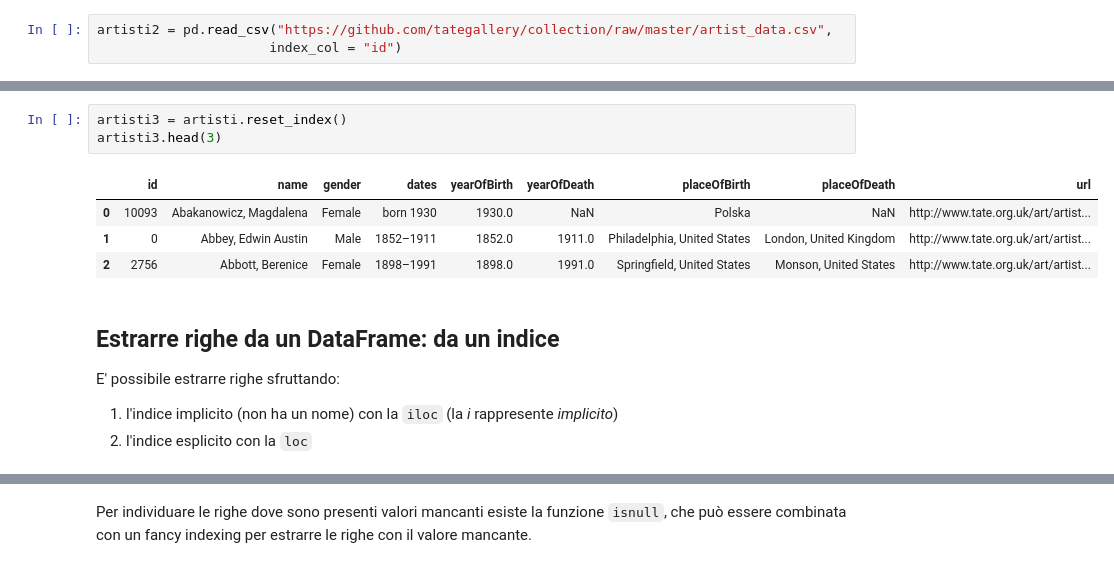
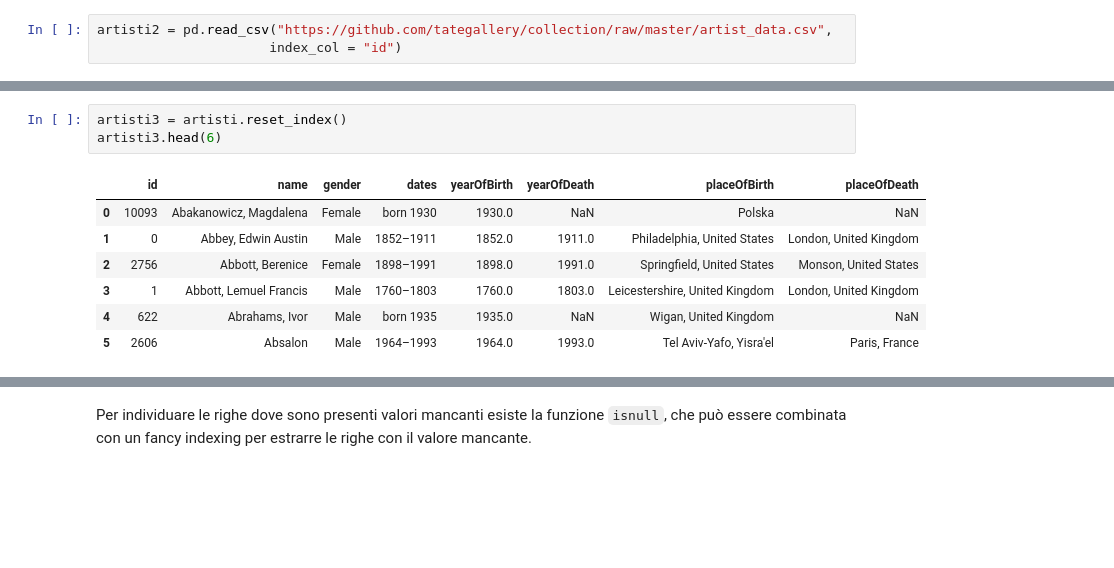
Before and after one commit to alfabetizzazione/python-alfabetizzazione-docenti, a Jupyter notebook: 09 dataframe e series.ipynb, the cells around one changed output, grey strips where cells are left out. Drawn from its saved outputs; the diff is of its cells as text; blank space fills up the shorter version.

```diff
--- a/09 dataframe e series.ipynb
+++ b/09 dataframe e series.ipynb
@@ -198,14 +347,11 @@ Se si vuole trasformare l'indice in una colonna, creando un nuovo indice implici
 # %%
 artisti3 = artisti.reset_index()
-artisti3.head(3)
+artisti3.head(6)
 # %% [output]
-|  | id | name | gender | dates | yearOfBirth | yearOfDeath | placeOfBirth | placeOfDeath | url |
-| 0 | 10093 | Abakanowicz, Magdalena | Female | born 1930 | 1930.0 | NaN | Polska | NaN | http://www.tate.org.uk/art/artist... |
-| 1 | 0 | Abbey, Edwin Austin | Male | 1852–1911 | 1852.0 | 1911.0 | Philadelphia, United States | London, United Kingdom | http://www.tate.org.uk/art/artist... |
-| 2 | 2756 | Abbott, Berenice | Female | 1898–1991 | 1898.0 | 1991.0 | Springfield, United States | Monson, United States | http://www.tate.org.uk/art/artist... |
+|  | id | name | gender | dates | yearOfBirth | yearOfDeath | placeOfBirth | placeOfDeath |
+| 0 | 10093 | Abakanowicz, Magdalena | Female | born 1930 | 1930.0 | NaN | Polska | NaN |
+| 1 | 0 | Abbey, Edwin Austin | Male | 1852–1911 | 1852.0 | 1911.0 | Philadelphia, United States | London, United Kingdom |
+| 2 | 2756 | Abbott, Berenice | Female | 1898–1991 | 1898.0 | 1991.0 | Springfield, United States | Monson, United States |
+| 3 | 1 | Abbott, Lemuel Francis | Male | 1760–1803 | 1760.0 | 1803.0 | Leicestershire, United Kingdom | London, United Kingdom |
+| 4 | 622 | Abrahams, Ivor | Male | born 1935 | 1935.0 | NaN | Wigan, United Kingdom | NaN |
+| 5 | 2606 | Absalon | Male | 1964–1993 | 1964.0 | 1993.0 | Tel Aviv-Yafo, Yisra'el | Paris, France |
-# %% [markdown]
-## Estrarre righe da un DataFrame: da un indice
-
-E' possibile estrarre righe sfruttando:
-1.  l'indice implicito (non ha un nome) con la `iloc` (la *i* rappresente *implicito*)
-2.  l'indice esplicito con la `loc`
```
Also changed, not shown: parts of 79 cells of this notebook, 6 other files.
